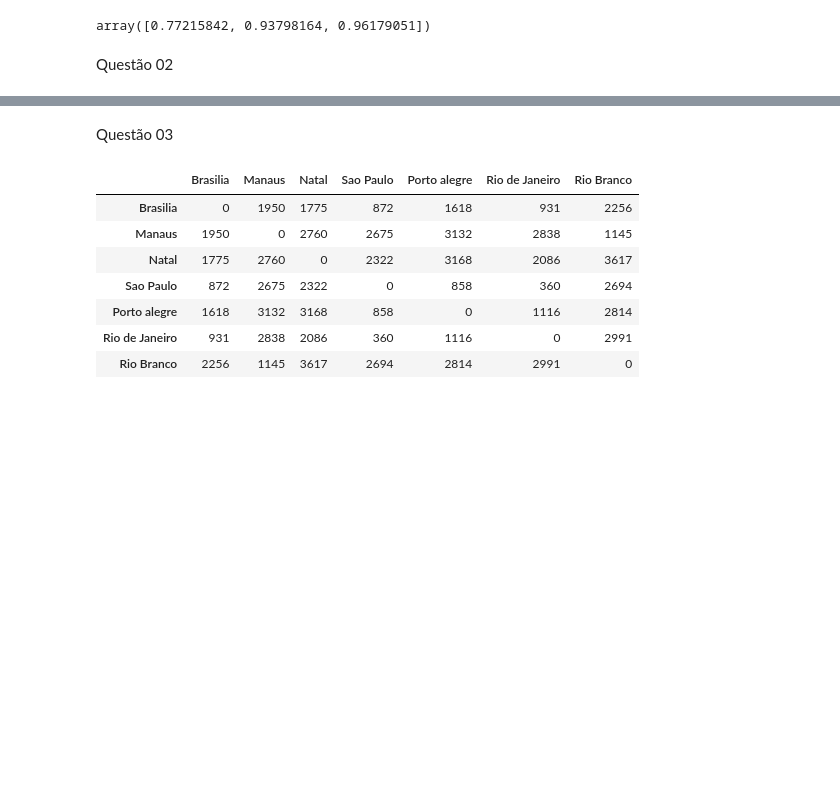
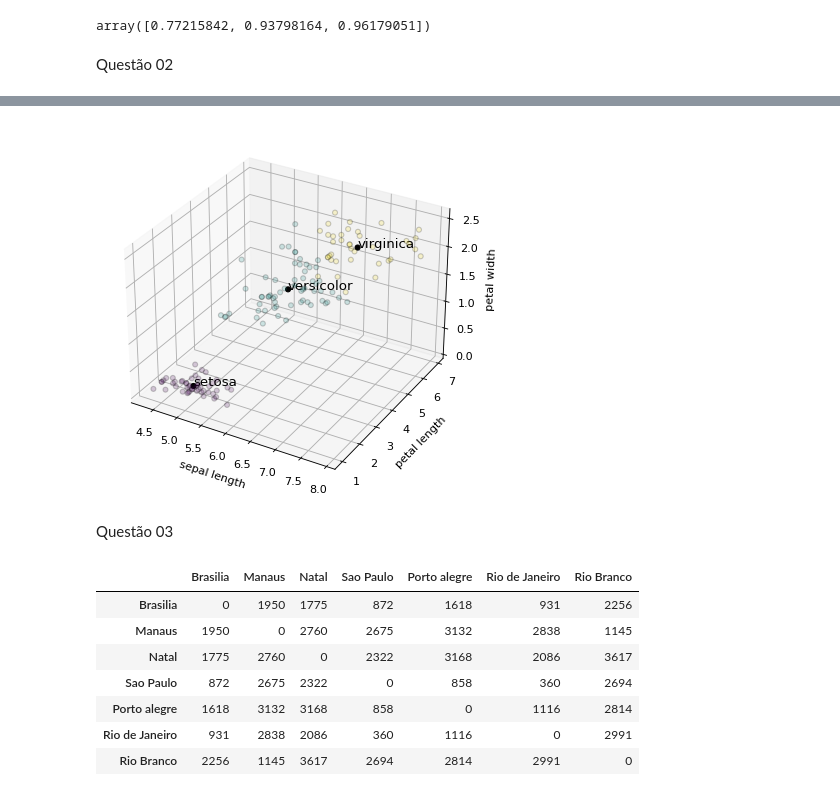
Before and after one commit to ricardomarra/machine-learning, a Jupyter notebook: lista de exercícios 03/códigos_lista_03.ipynb, the cells around one changed output, grey strips where cells are left out. Drawn from its saved outputs; the diff is of its cells as text; code cells hidden in the pictures; blank space fills up the shorter version.

```diff
--- a/lista de exercícios 03/códigos_lista_03.ipynb
+++ b/lista de exercícios 03/códigos_lista_03.ipynb
@@ -180,3 +179,24 @@ plt.show()
+# %%
+centroids = best_model.cluster_centers_
+labels = best_model.labels_
+# %%
+fig = plt.figure()
+fig.set_size_inches(8,6)
+fig.set_dpi(80)
+ax = fig.add_subplot(projection = '3d')
+ax.scatter(X['sepal length (cm)'], X['petal length (cm)'], X['petal width (cm)'], c = labels.astype(float), alpha = 0.2, edgecolor= 'k')
+ax.scatter(centroids[:, 0], centroids[:, 1], centroids[:, 2], c = 'k', alpha = 1, edgecolor = 'k')
+
+for i in range(len(centroids)):
+    ax.text(centroids[i, 0], centroids[i, 1], centroids[i, 2], mapping[i], size = 12, zorder = 1)
+
+ax.set_xlabel('sepal length')
+ax.set_ylabel('petal length')
+ax.set_zlabel('petal width')
+plt.savefig('images/plotq2c')
+plt.show()
+# %% [output]
+[figure, added]
 # %% [markdown]
 Questão 03
 # %%
```
Also changed, not shown: parts of 10 cells of this notebook, 1 other file.
